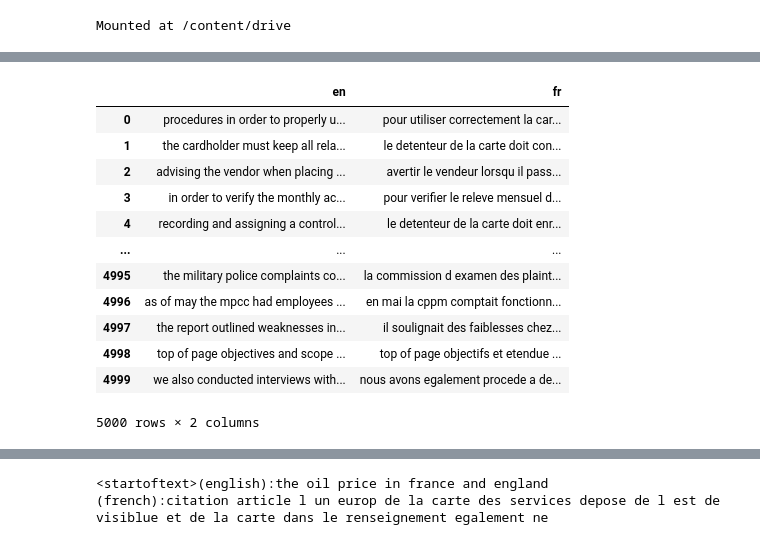
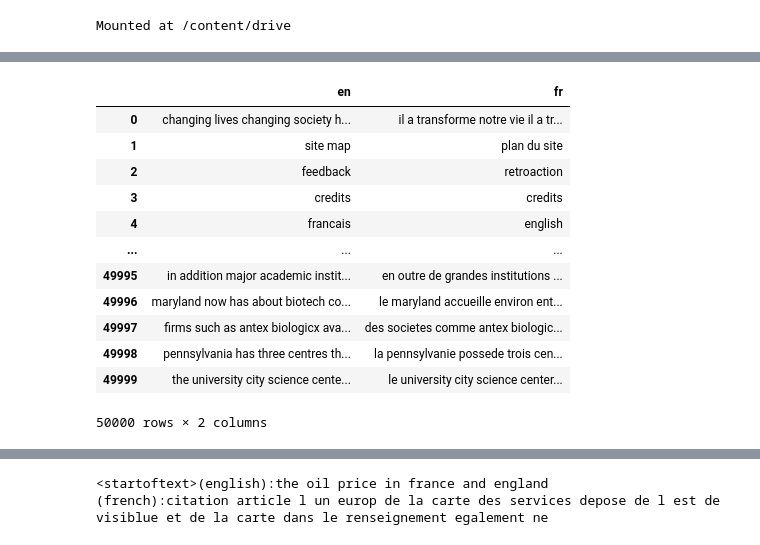
Before and after one commit to mli43/CMU-10701-F23-Project, a Jupyter notebook: finetune_gpt2.ipynb, the cells around one changed output, grey strips where cells are left out. Cells and saved outputs as stored; diff of their text form; code cells hidden in the pictures.

```diff
--- a/finetune_gpt2.ipynb
+++ b/finetune_gpt2.ipynb
@@ -35,18 +65,18 @@ from transformers import Trainer, TrainingArguments
 # %%
-df = pd.read_csv(f'/content/drive/MyDrive/ML/final_project/LLM_prompt/ytx_llama_test.csv').head(5000)
+df = pd.read_csv(f'./data/valid_cleaned_data.csv', nrows=50000)
 df
 # %% [output]
 |  | en | fr |
-| 0 | procedures in order to properly u... | pour utiliser correctement la car... |
-| 1 | the cardholder must keep all rela... | le detenteur de la carte doit con... |
-| 2 | advising the vendor when placing ... | avertir le vendeur lorsqu il pass... |
-| 3 | in order to verify the monthly ac... | pour verifier le releve mensuel d... |
-| 4 | recording and assigning a control... | le detenteur de la carte doit enr... |
+| 0 | changing lives changing society h... | il a transforme notre vie il a tr... |
+| 1 | site map | plan du site |
+| 2 | feedback | retroaction |
+| 3 | credits | credits |
+| 4 | francais | english |
 | ... | ... | ... |
-| 4995 | the military police complaints co... | la commission d examen des plaint... |
-| 4996 | as of may the mpcc had employees ... | en mai la cppm comptait fonctionn... |
-| 4997 | the report outlined weaknesses in... | il soulignait des faiblesses chez... |
-| 4998 | top of page objectives and scope ... | top of page objectifs et etendue ... |
-| 4999 | we also conducted interviews with... | nous avons egalement procede a de... |
+| 49995 | in addition major academic instit... | en outre de grandes institutions ... |
+| 49996 | maryland now has about biotech co... | le maryland accueille environ ent... |
+| 49997 | firms such as antex biologicx ava... | des societes comme antex biologic... |
+| 49998 | pennsylvania has three centres th... | la pennsylvanie possede trois cen... |
+| 49999 | the university city science cente... | le university city science center... |
-5000 rows × 2 columns
+50000 rows × 2 columns
 # %%
```
Also changed, not shown: parts of 9 cells of this notebook, 3 other files.
